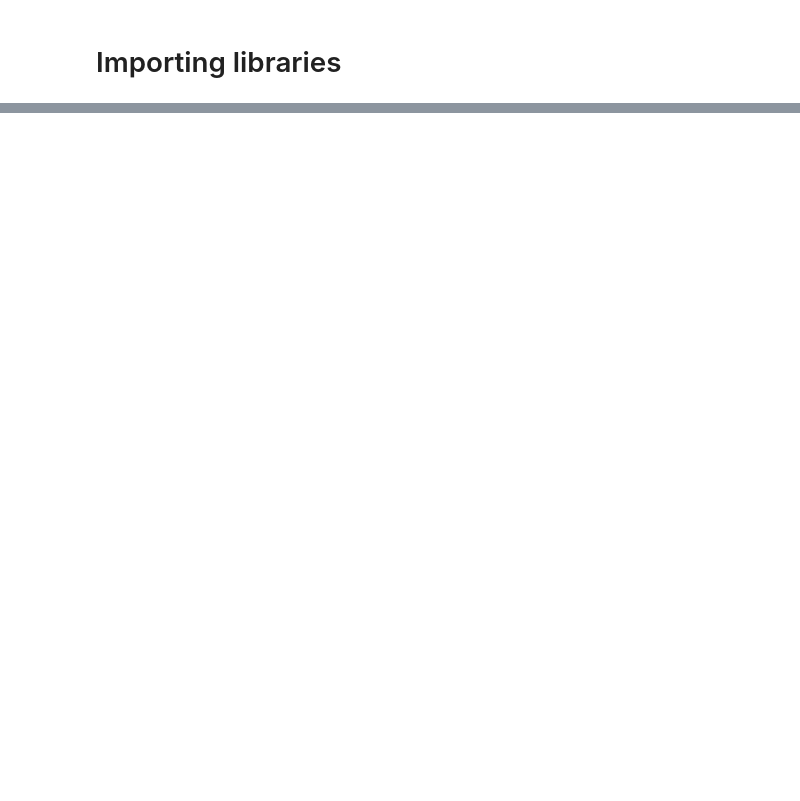
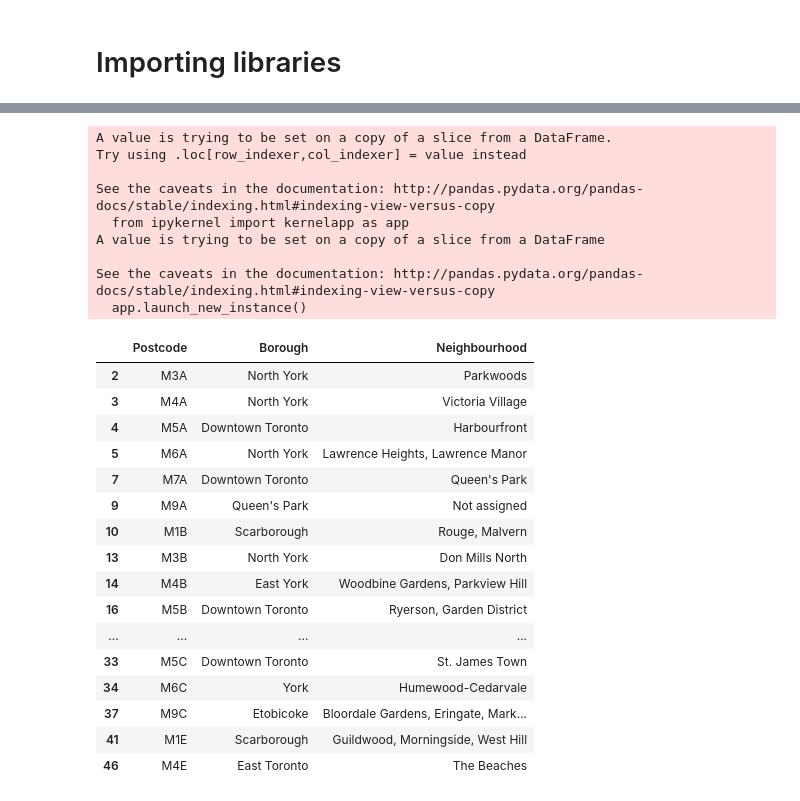
Before and after one commit to GUC83/github-coursera, a Jupyter notebook: the Battle of Neighborhoods.ipynb, the cells around one changed output, grey strips where cells are left out. Saved outputs shown, nothing was run; the diff lists cells and outputs as text; code cells hidden in the pictures; blank space fills up the shorter version.

```diff
--- a/the Battle of Neighborhoods.ipynb
+++ b/the Battle of Neighborhoods.ipynb
@@ -87,0 +321,32 @@ Requirement already satisfied: six in /opt/conda/envs/Python36/lib/python3.6/sit
+# %%
+#Separating with commas and eliminating duplicates
+df['Neighbourhood'] = df.groupby("Postcode")['Neighbourhood'].transform(lambda neigh: ', '.join(neigh))
+df.drop_duplicates(subset ="Postcode", inplace = True)
+df.head(20)
+# %% [output]
+A value is trying to be set on a copy of a slice from a DataFrame.
+Try using .loc[row_indexer,col_indexer] = value instead
+
+See the caveats in the documentation: http://pandas.pydata.org/pandas-docs/stable/indexing.html#indexing-view-versus-copy
+  from ipykernel import kernelapp as app
+A value is trying to be set on a copy of a slice from a DataFrame
+
+See the caveats in the documentation: http://pandas.pydata.org/pandas-docs/stable/indexing.html#indexing-view-versus-copy
+  app.launch_new_instance()
+|  | Postcode | Borough | Neighbourhood |
+| 2 | M3A | North York | Parkwoods |
+| 3 | M4A | North York | Victoria Village |
+| 4 | M5A | Downtown Toronto | Harbourfront |
+| 5 | M6A | North York | Lawrence Heights, Lawrence Manor |
+| 7 | M7A | Downtown Toronto | Queen's Park |
+| 9 | M9A | Queen's Park | Not assigned |
+| 10 | M1B | Scarborough | Rouge, Malvern |
+| 13 | M3B | North York | Don Mills North |
+| 14 | M4B | East York | Woodbine Gardens, Parkview Hill |
+| 16 | M5B | Downtown Toronto | Ryerson, Garden District |
+| ... | ... | ... | ... |
+| 33 | M5C | Downtown Toronto | St. James Town |
+| 34 | M6C | York | Humewood-Cedarvale |
+| 37 | M9C | Etobicoke | Bloordale Gardens, Eringate, Mark... |
+| 41 | M1E | Scarborough | Guildwood, Morningside, West Hill |
+| 46 | M4E | East Toronto | The Beaches |
```
Also changed, not shown: parts of 33 cells of this notebook.
